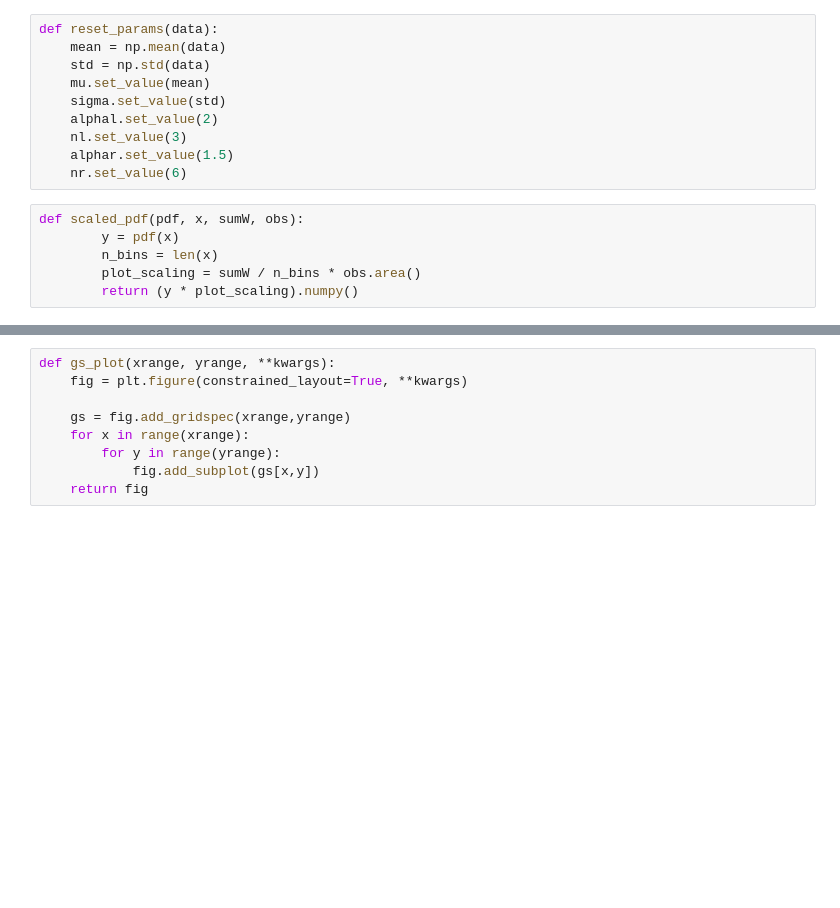
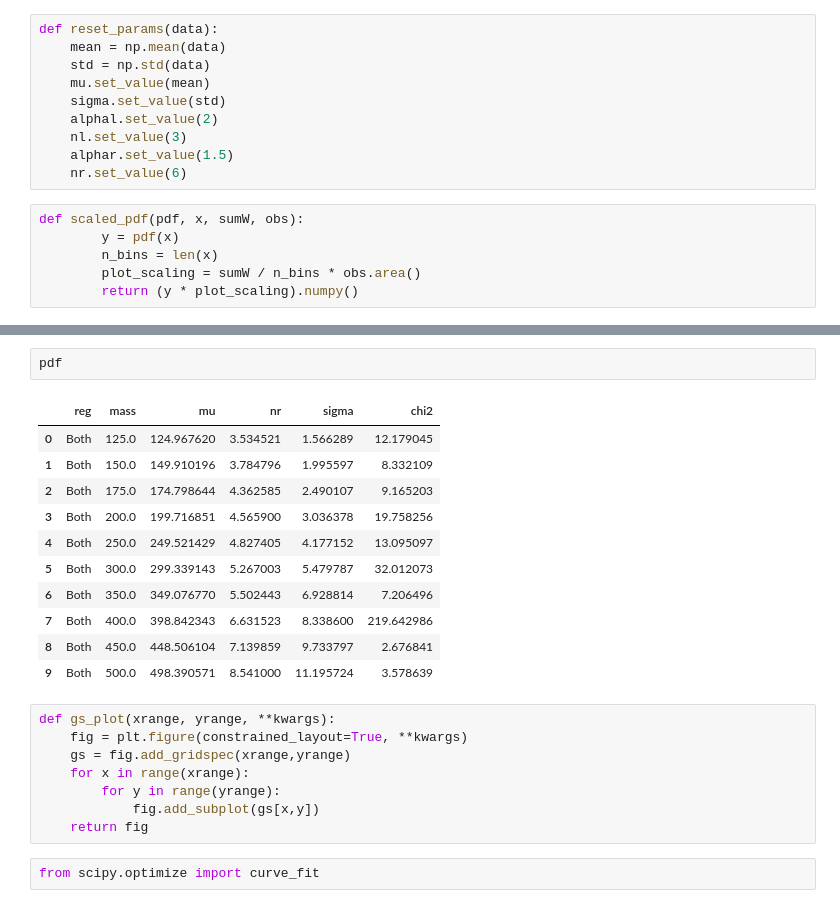
Before and after one commit to rymuelle/bff_plotting_code_v3, a Jupyter notebook: fitting-signal.ipynb, the cells around one changed output, grey strips where cells are left out. Cells and saved outputs as stored; diff of their text form; blank space fills up the shorter version.

```diff
--- a/fitting-signal.ipynb
+++ b/fitting-signal.ipynb
@@ -140,9 +205,24 @@ for SR, SR_dict in plot_dict.items():
+# %%
+pdf
+# %% [output]
+|  | reg | mass | mu | nr | sigma | chi2 |
+| 0 | Both | 125.0 | 124.967620 | 3.534521 | 1.566289 | 12.179045 |
+| 1 | Both | 150.0 | 149.910196 | 3.784796 | 1.995597 | 8.332109 |
+| 2 | Both | 175.0 | 174.798644 | 4.362585 | 2.490107 | 9.165203 |
+| 3 | Both | 200.0 | 199.716851 | 4.565900 | 3.036378 | 19.758256 |
+| 4 | Both | 250.0 | 249.521429 | 4.827405 | 4.177152 | 13.095097 |
+| 5 | Both | 300.0 | 299.339143 | 5.267003 | 5.479787 | 32.012073 |
+| 6 | Both | 350.0 | 349.076770 | 5.502443 | 6.928814 | 7.206496 |
+| 7 | Both | 400.0 | 398.842343 | 6.631523 | 8.338600 | 219.642986 |
+| 8 | Both | 450.0 | 448.506104 | 7.139859 | 9.733797 | 2.676841 |
+| 9 | Both | 500.0 | 498.390571 | 8.541000 | 11.195724 | 3.578639 |
 # %%
 def gs_plot(xrange, yrange, **kwargs):
     fig = plt.figure(constrained_layout=True, **kwargs)
-
     gs = fig.add_gridspec(xrange,yrange)
     for x in range(xrange):
         for y in range(yrange):
             fig.add_subplot(gs[x,y])
     return fig
+# %%
+from scipy.optimize import curve_fit
```
Also changed, not shown: parts of 11 cells of this notebook, 5 other files.
